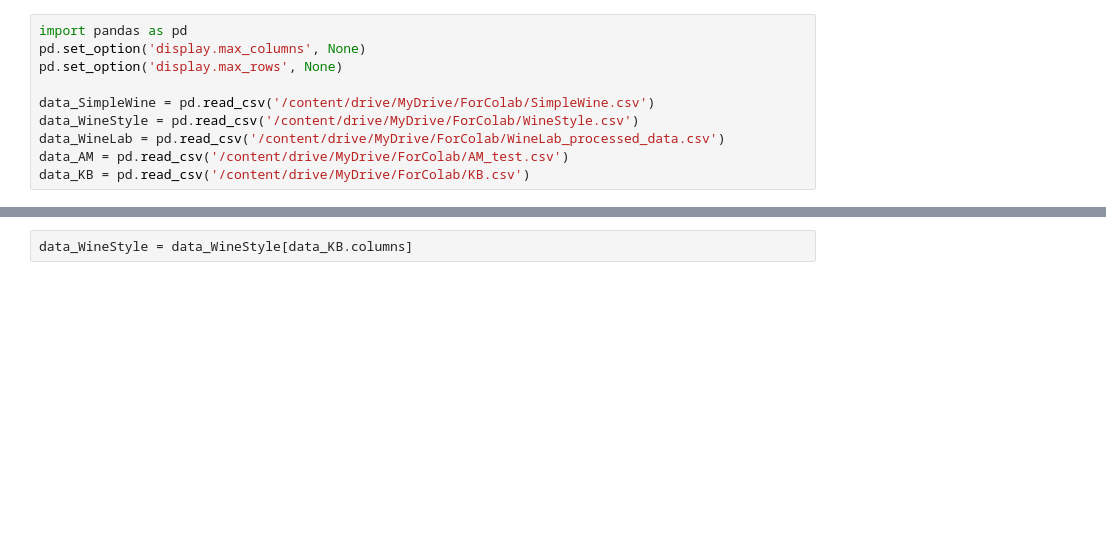
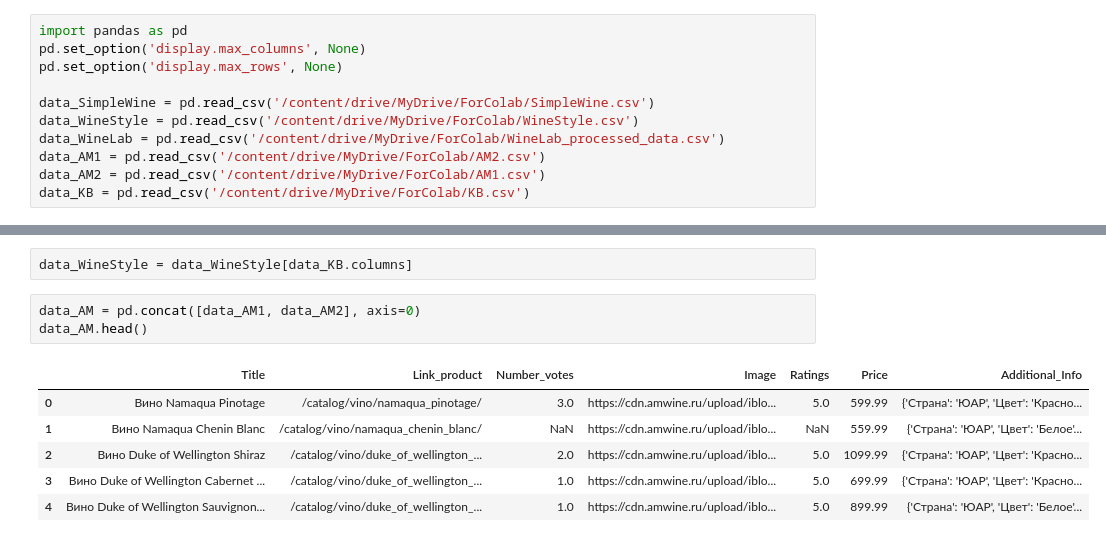
Before and after one commit to SergeyHSE/MarketingResearch.github.io, a Jupyter notebook: Preprocessing.ipynb, the cells around one changed output, grey strips where cells are left out. Cells and saved outputs as stored; diff of their text form; blank space fills up the shorter version.

```diff
--- a/Preprocessing.ipynb
+++ b/Preprocessing.ipynb
@@ -16,7 +16,8 @@ pd.set_option('display.max_rows', None)
 data_SimpleWine = pd.read_csv('/content/drive/MyDrive/ForColab/SimpleWine.csv')
 data_WineStyle = pd.read_csv('/content/drive/MyDrive/ForColab/WineStyle.csv')
 data_WineLab = pd.read_csv('/content/drive/MyDrive/ForColab/WineLab_processed_data.csv')
-data_AM = pd.read_csv('/content/drive/MyDrive/ForColab/AM_test.csv')
+data_AM1 = pd.read_csv('/content/drive/MyDrive/ForColab/AM2.csv')
+data_AM2 = pd.read_csv('/content/drive/MyDrive/ForColab/AM1.csv')
 data_KB = pd.read_csv('/content/drive/MyDrive/ForColab/KB.csv')
 # %%
 data_KB.head(8)
@@ -574,3 +575,13 @@ data_WineStyle[170, 'Brand'] = 'rooibos ridge'
 data_WineStyle = data_WineStyle.drop('Producer', axis=1)
 # %%
 data_WineStyle = data_WineStyle[data_KB.columns]
+# %%
+data_AM = pd.concat([data_AM1, data_AM2], axis=0)
+data_AM.head()
+# %% [output]
+|  | Title | Link_product | Number_votes | Image | Ratings | Price | Additional_Info |
+| 0 | Вино Namaqua Pinotage | /catalog/vino/namaqua_pinotage/ | 3.0 | https://cdn.amwine.ru/upload/iblo... | 5.0 | 599.99 | {'Страна': 'ЮАР', 'Цвет': 'Красно... |
+| 1 | Вино Namaqua Chenin Blanc | /catalog/vino/namaqua_chenin_blanc/ | NaN | https://cdn.amwine.ru/upload/iblo... | NaN | 559.99 | {'Страна': 'ЮАР', 'Цвет': 'Белое'... |
+| 2 | Вино Duke of Wellington Shiraz | /catalog/vino/duke_of_wellington_... | 2.0 | https://cdn.amwine.ru/upload/iblo... | 5.0 | 1099.99 | {'Страна': 'ЮАР', 'Цвет': 'Красно... |
+| 3 | Вино Duke of Wellington Cabernet ... | /catalog/vino/duke_of_wellington_... | 1.0 | https://cdn.amwine.ru/upload/iblo... | 5.0 | 699.99 | {'Страна': 'ЮАР', 'Цвет': 'Красно... |
+| 4 | Вино Duke of Wellington Sauvignon... | /catalog/vino/duke_of_wellington_... | 1.0 | https://cdn.amwine.ru/upload/iblo... | 5.0 | 899.99 | {'Страна': 'ЮАР', 'Цвет': 'Белое'... |
```
Also changed, not shown: parts of 17 cells of this notebook.
